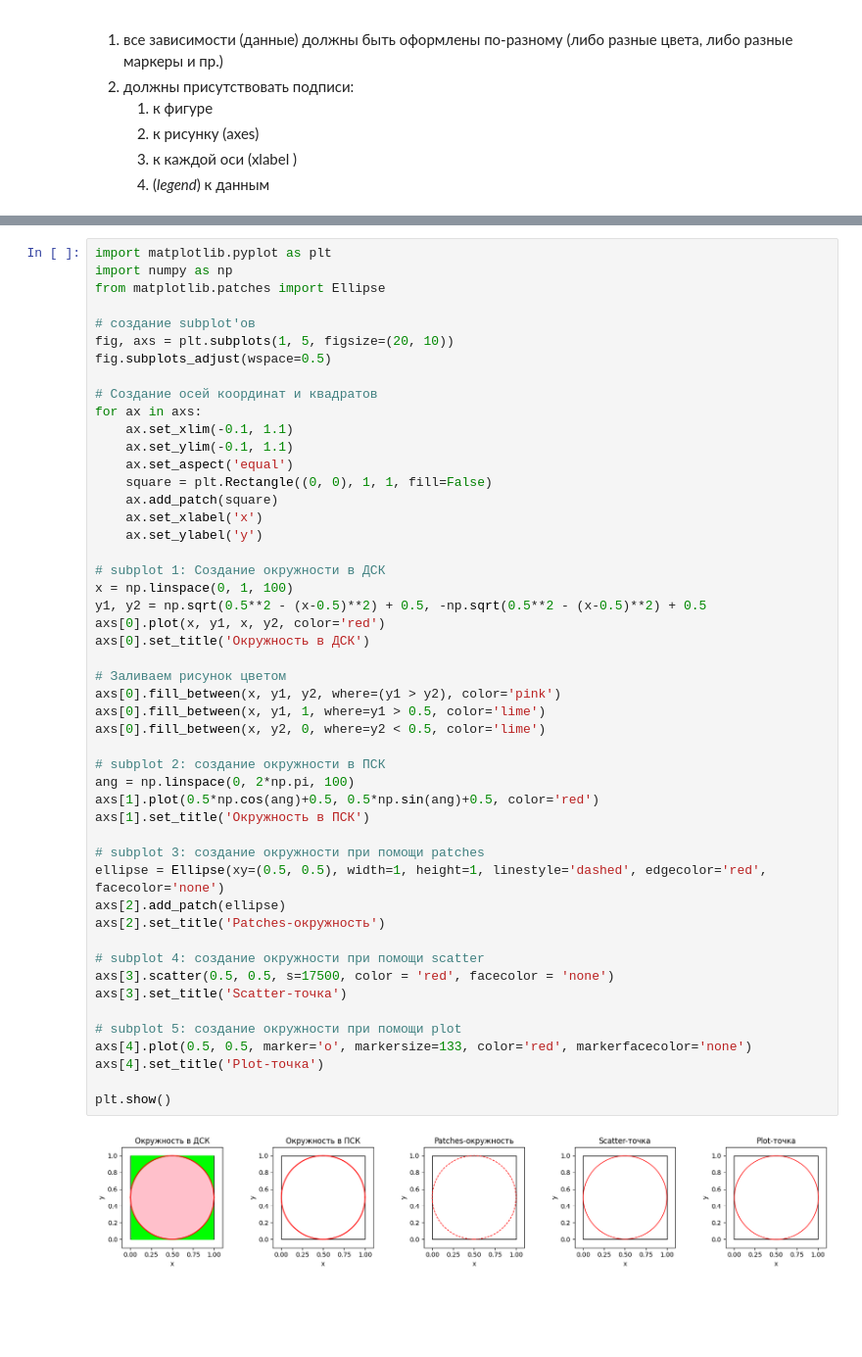
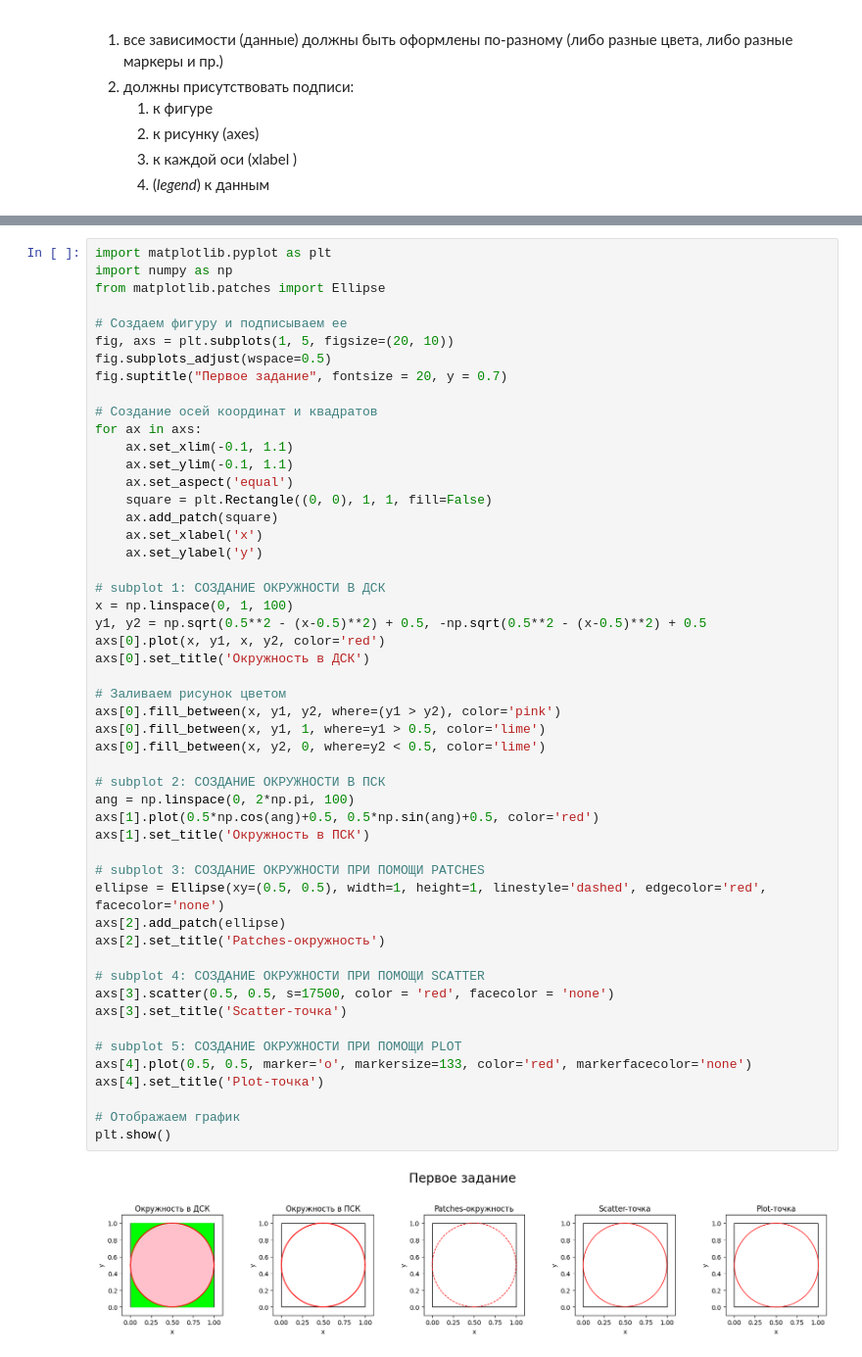
Before and after one commit to p0n4o/matplot_HW, a Jupyter notebook: HW_3/HW3.ipynb, the cells around one changed output, grey strips where cells are left out. Shown: that part at 98% size. Cells and saved outputs as stored; diff of their text form; blank space fills up the shorter version.

```diff
--- a/HW_3/HW3.ipynb
+++ b/HW_3/HW3.ipynb
@@ -27,9 +27,10 @@ import matplotlib.pyplot as plt
 import numpy as np
 from matplotlib.patches import Ellipse
 
-# создание subplot'ов
+# Создаем фигуру и подписываем ее
 fig, axs = plt.subplots(1, 5, figsize=(20, 10))
 fig.subplots_adjust(wspace=0.5)
+fig.suptitle("Первое задание", fontsize = 20, y = 0.7)
 
 # Создание осей координат и квадратов
 for ax in axs:
@@ -40,39 +41,40 @@ for ax in axs:
     ax.add_patch(square)
     ax.set_xlabel('x')
     ax.set_ylabel('y')
 
-# subplot 1: Создание окружности в ДСК
+# subplot 1: СОЗДАНИЕ ОКРУЖНОСТИ В ДСК
 x = np.linspace(0, 1, 100)
 y1, y2 = np.sqrt(0.5**2 - (x-0.5)**2) + 0.5, -np.sqrt(0.5**2 - (x-0.5)**2) + 0.5
 axs[0].plot(x, y1, x, y2, color='red')
 axs[0].set_title('Окружность в ДСК')
 
 # Заливаем рисунок цветом
 axs[0].fill_between(x, y1, y2, where=(y1 > y2), color='pink')
 axs[0].fill_between(x, y1, 1, where=y1 > 0.5, color='lime')
 axs[0].fill_between(x, y2, 0, where=y2 < 0.5, color='lime')
 
-# subplot 2: создание окружности в ПСК
+# subplot 2: СОЗДАНИЕ ОКРУЖНОСТИ В ПСК
 ang = np.linspace(0, 2*np.pi, 100)
 axs[1].plot(0.5*np.cos(ang)+0.5, 0.5*np.sin(ang)+0.5, color='red')
 axs[1].set_title('Окружность в ПСК')
 
-# subplot 3: создание окружности при помощи patches
+# subplot 3: СОЗДАНИЕ ОКРУЖНОСТИ ПРИ ПОМОЩИ PATCHES
 ellipse = Ellipse(xy=(0.5, 0.5), width=1, height=1, linestyle='dashed', edgecolor='red', facecolor='none')
 axs[2].add_patch(ellipse)
 axs[2].set_title('Patches-окружность')
 
-# subplot 4: создание окружности при помощи scatter
+# subplot 4: СОЗДАНИЕ ОКРУЖНОСТИ ПРИ ПОМОЩИ SCATTER
 axs[3].scatter(0.5, 0.5, s=17500, color = 'red', facecolor = 'none')
 axs[3].set_title('Scatter-точка')
 
-# subplot 5: создание окружности при помощи plot
+# subplot 5: СОЗДАНИЕ ОКРУЖНОСТИ ПРИ ПОМОЩИ PLOT
 axs[4].plot(0.5, 0.5, marker='o', markersize=133, color='red', markerfacecolor='none')
 axs[4].set_title('Plot-точка')
 
+# Отображаем график
 plt.show()
 # %% [output]
-[figure, old version]
+[figure, new version]
 # %% [markdown]
 ## Задание 2 $\textcolor{yellow}{[6\;баллов]}$
 Проиллюстрируйте численный метод интегрирования функции $ \sin ^2 (x)$ на отрезке от 0 до $ 2 \pi $ [методом прямоугольников](https://ru.wikipedia.org/wiki/Метод_прямоугольников)
```
Also changed, not shown: parts of 3 cells of this notebook.
